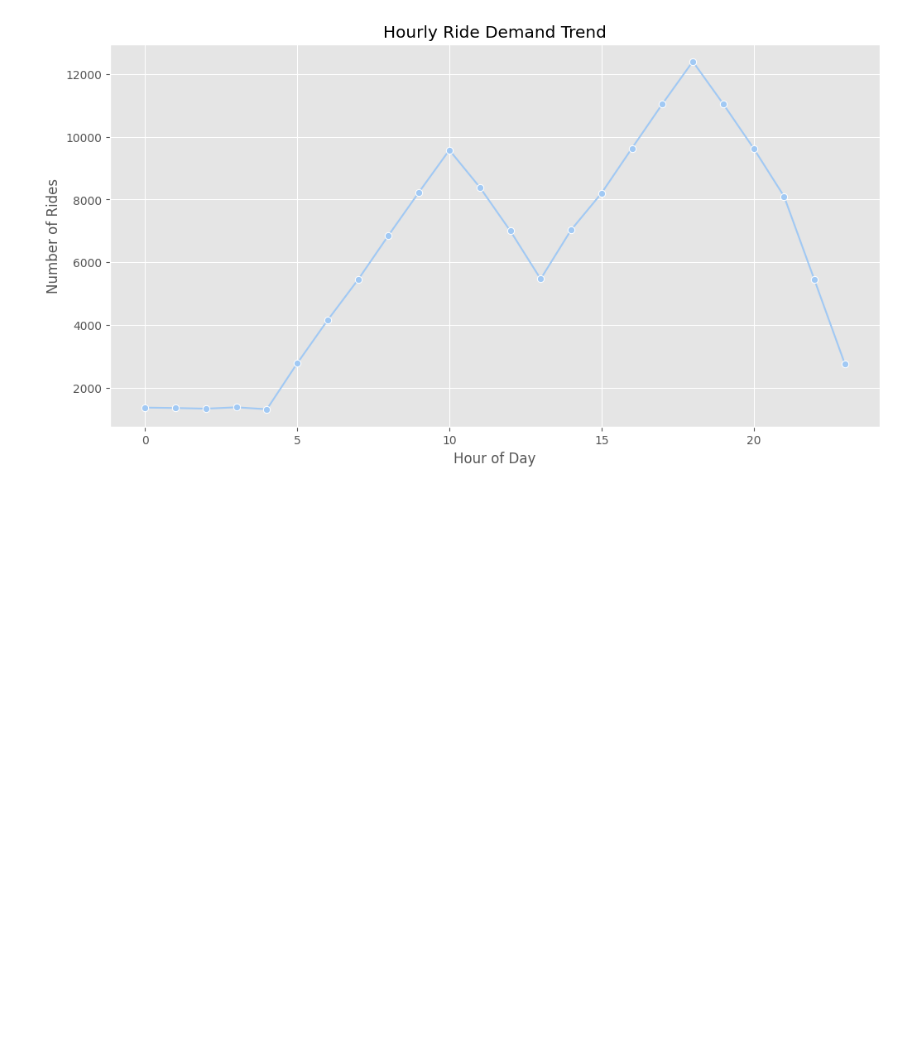
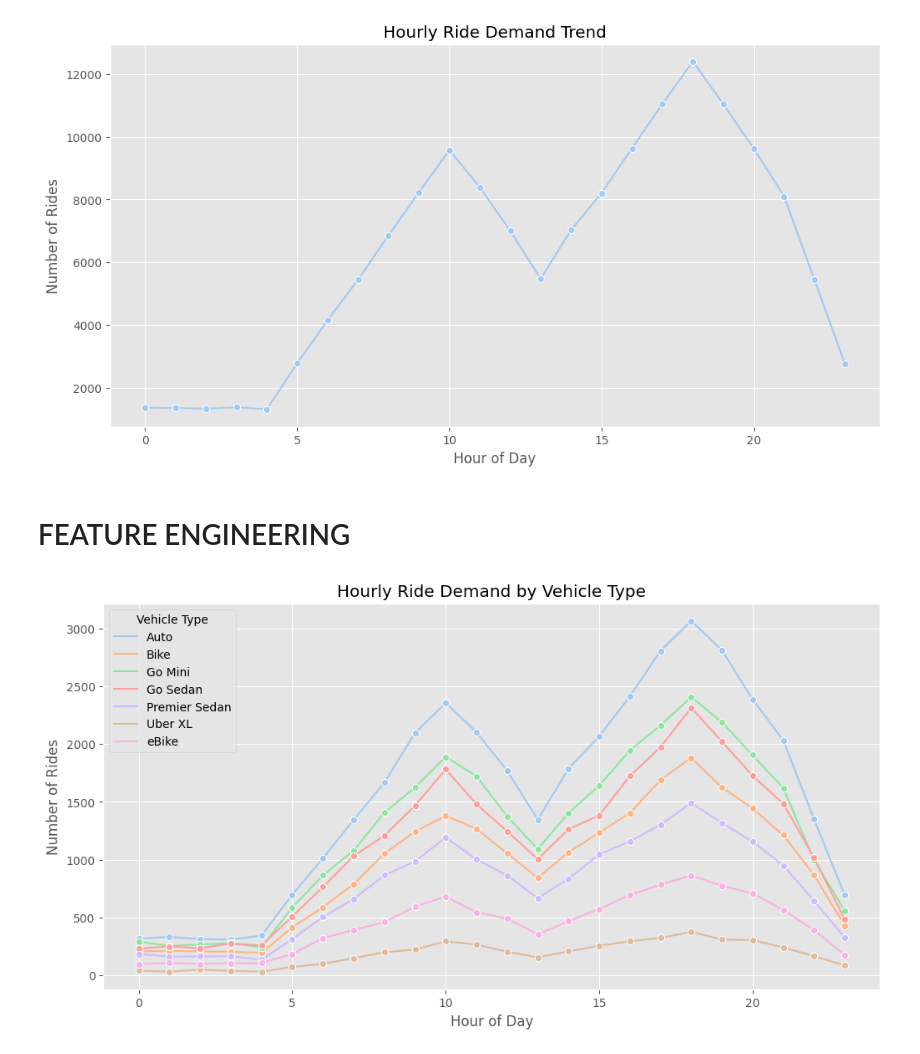
Before and after one commit to EZZY619/kaggle-notebooks-portfolio, a Jupyter notebook: uberdataset.ipynb, the cells around one changed output. Drawn from its saved outputs; the diff is of its cells as text; code cells hidden in the pictures; blank space fills up the shorter version.

```diff
--- a/uberdataset.ipynb
+++ b/uberdataset.ipynb
@@ -356,3 +356,38 @@ plt.grid(True)
 plt.show()
 # %% [output]
 [figure]
+# %% [markdown]
+# FEATURE ENGINEERING
+# %%
+# Peak Hour flag (rush hours: 7–9 AM & 5–8 PM)
+df['Peak_Hour'] = ((df['Hour'] >= 7) & (df['Hour'] <= 9)) | ((df['Hour'] >= 17) & (df['Hour'] <= 20))
+df['Peak_Hour'] = df['Peak_Hour'].astype(int)
+# %%
+# Weekend flag
+df['Is_Weekend'] = df['Weekday'].isin(['Saturday', 'Sunday']).astype(int)
+# %%
+# Top Routes flag (top 10 most frequent routes)
+df['Route'] = df['Pickup Location'] + " → " + df['Drop Location']
+top_routes_list = df['Route'].value_counts().head(10).index.tolist()
+df['Top_Route'] = df['Route'].isin(top_routes_list).astype(int)
+# %%
+# Aggregation / Grouping
+
+# Average customer rating
+avg_rating_per_customer = df.groupby("Customer ID")["Customer Rating"].mean().reset_index()
+
+# Rides per vehicle type per hour
+rides_per_vehicle_hour = df.groupby(["Hour", "Vehicle Type"])["Booking ID"].count().reset_index(name="Trips")
+
+# Revenue per payment method
+revenue_per_payment = df.groupby("Payment Method")["Booking Value"].sum().reset_index()
+# %%
+# Hourly ride demand by vehicle type
+plt.figure(figsize=(12,6))
+sns.lineplot(x="Hour", y="Trips", hue="Vehicle Type", data=rides_per_vehicle_hour, marker="o")
+plt.title("Hourly Ride Demand by Vehicle Type")
+plt.xlabel("Hour of Day")
+plt.ylabel("Number of Rides")
+plt.show()
+# %% [output]
+[figure, added]
```
Also changed, not shown: parts of 1 cell of this notebook.
